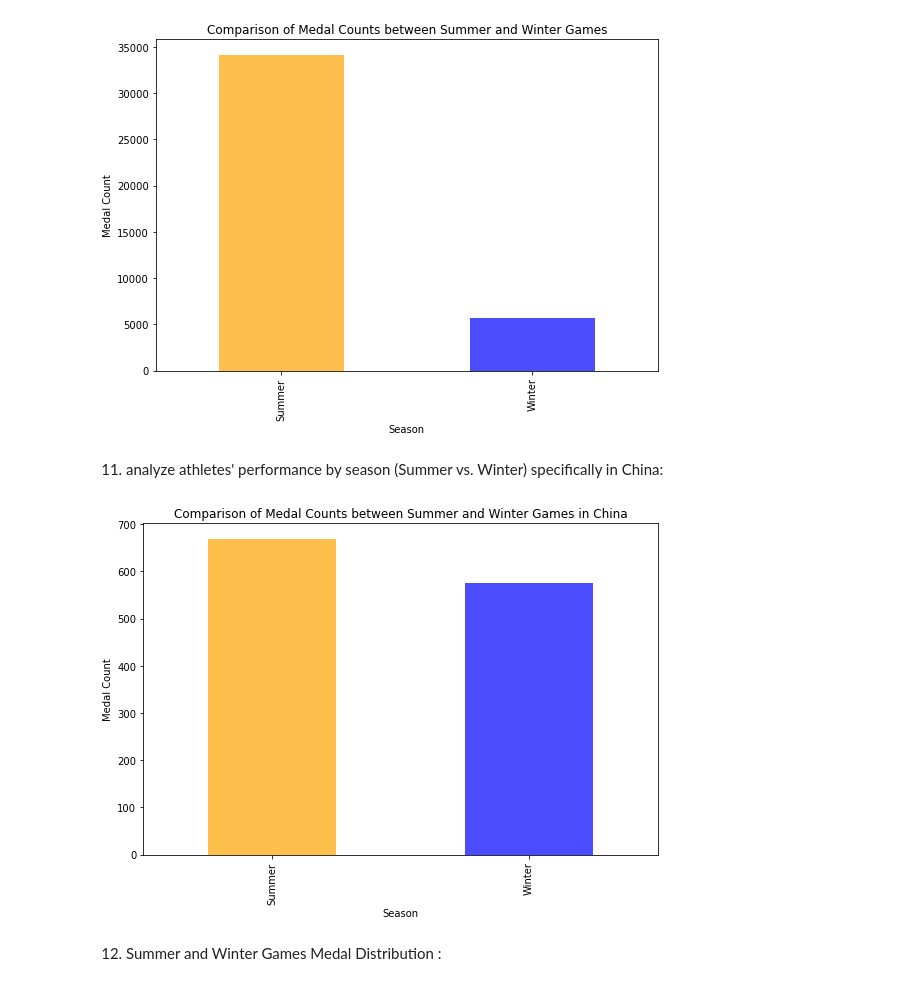
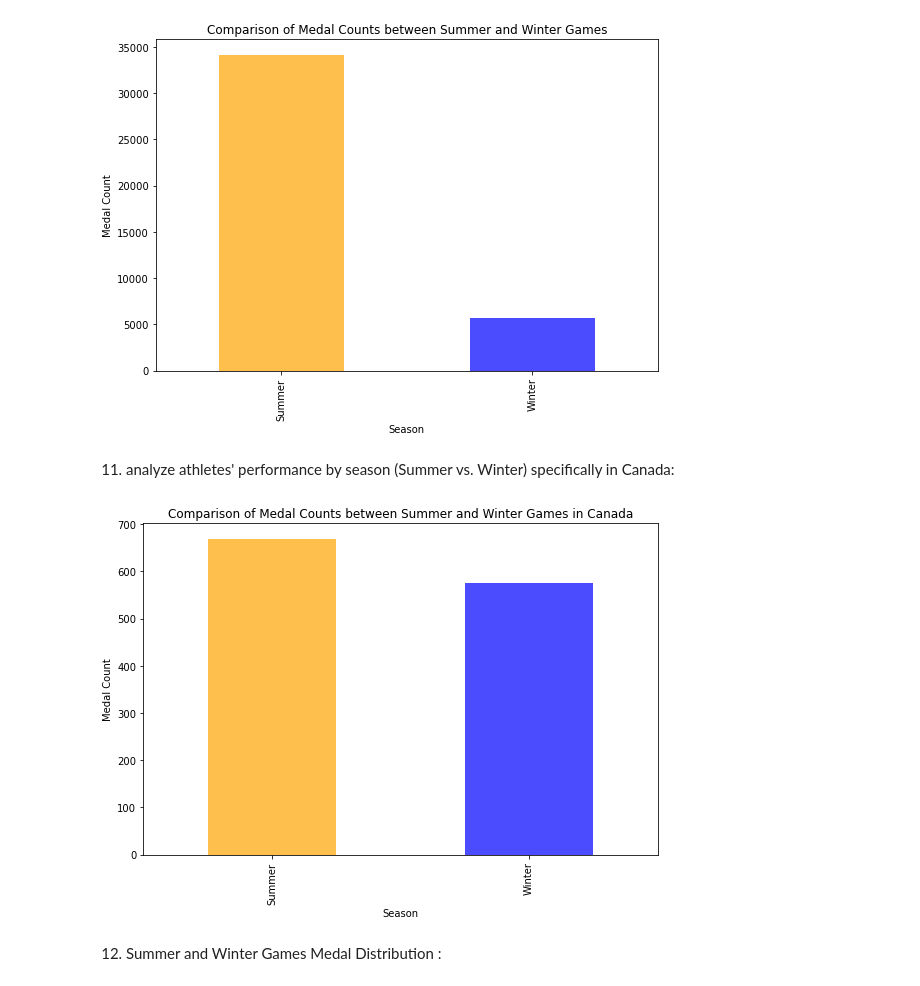
Before and after one commit to Raouajb/Olympics-Data-Explorations, a Jupyter notebook: Olymdpics.ipynb, the cells around one changed output. Saved outputs shown, nothing was run; the diff lists cells and outputs as text; code cells hidden in the pictures.

```diff
--- a/Olymdpics.ipynb
+++ b/Olymdpics.ipynb
@@ -272,33 +271,33 @@ plt.show()
 # %% [output]
 [figure]
 # %% [markdown]
-11. analyze athletes' performance by season (Summer vs. Winter) specifically in China:
+11. analyze athletes' performance by season (Summer vs. Winter) specifically in Canada:
 # %%
 
 
-# Filter the DataFrame for athletes representing China
+# Filter the DataFrame for athletes representing Canda
 china_df = df[df['team'] == 'Canada']
 
 # Filter the China DataFrame for athletes with known medal counts and season
 filtered_df = china_df[(china_df['medal'] != 'NA') & (china_df['season'].isin(['Summer', 'Winter']))]
 
 # Group the filtered DataFrame by season and calculate the total medal counts
 medal_counts = filtered_df.groupby('season')['medal'].count()
 
 # Create a bar plot to compare the medal counts between Summer and Winter Games in China
 plt.figure(figsize=(8, 6))
 medal_counts.plot(kind='bar', color=['orange', 'blue'], alpha=0.7)
 
 # Set labels and title
 plt.xlabel('Season')
 plt.ylabel('Medal Count')
-plt.title('Comparison of Medal Counts between Summer and Winter Games in China')
+plt.title('Comparison of Medal Counts between Summer and Winter Games in Canada')
 
 # Show the plot
 plt.tight_layout()
 plt.show()
 # %% [output]
-[figure, old version]
+[figure, new version]
 # %% [markdown]
 12. Summer and Winter Games Medal Distribution :
 # %%
```
Also changed, not shown: parts of 2 cells of this notebook, 1 other file.
